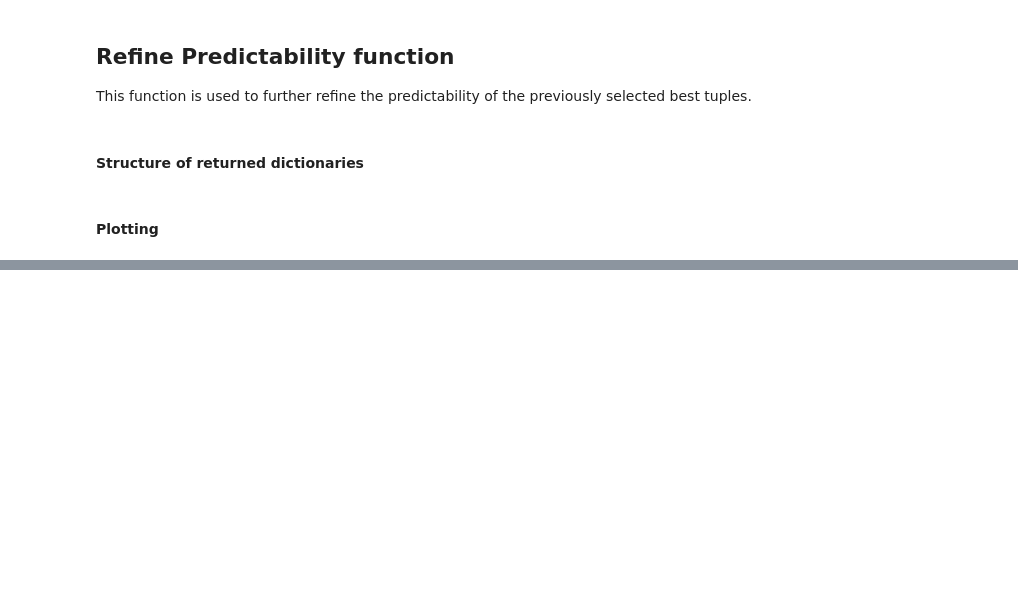
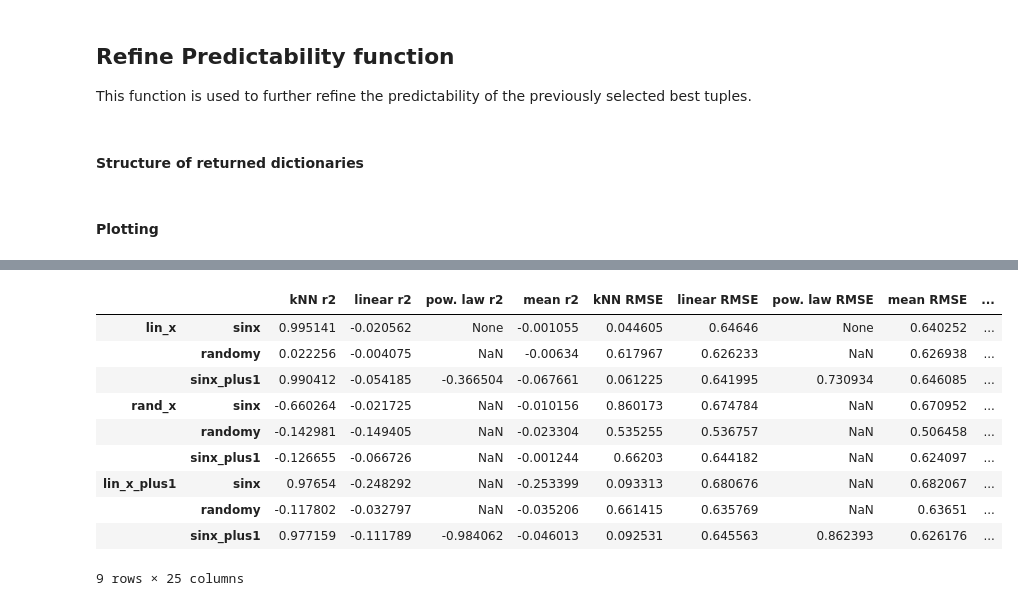
Before and after one commit to limacarvalho/automatedscientificdiscovery, a Jupyter notebook: doc/predictability/basic_example.ipynb, the cells around one changed output, grey strips where cells are left out. Drawn from its saved outputs; the diff is of its cells as text; code cells hidden in the pictures; blank space fills up the shorter version.

Commit message:
[predictability] implementation of last plotting functionality; minor fixes

```diff
--- a/doc/predictability/basic_example.ipynb
+++ b/doc/predictability/basic_example.ipynb
@@ -197,0 +200,10 @@ asd.predictability_plot(refined_datas_dict,
+# %%
+diref_metrics_dict, diref_datas_dict = asd.run_predictability(data=data,
+                                          input_cols=1,
+                                          output_cols=1,
+                                          col_set=None,
+                                          targets=["sinx", "randomy", "sinx_plus1"],
+                                          method="kNN",
+                                          random_state_split=None,
+                                          refined_n_best=1,
+                                          )
@@ -197,0 +230,10 @@ asd.predictability_plot(refined_datas_dict,
+# %%
+diref_metrics_dict, diref_datas_dict = asd.run_predictability(data=data,
+                                          input_cols=1,
+                                          output_cols=1,
+                                          col_set=None,
+                                          targets=["sinx", "randomy", "sinx_plus1"],
+                                          method="kNN",
+                                          random_state_split=None,
+                                          refined_n_best=1,
+                                          )
@@ -197,0 +250,14 @@ asd.predictability_plot(refined_datas_dict,
+# %%
+pd.DataFrame.from_dict(diref_metrics_dict).transpose()
+# %% [output]
+|  |  | kNN r2 | linear r2 | pow. law r2 | mean r2 | kNN RMSE | linear RMSE | pow. law RMSE | mean RMSE | ... |
+| lin_x | sinx | 0.995141 | -0.020562 | None | -0.001055 | 0.044605 | 0.64646 | None | 0.640252 | ... |
+|  | randomy | 0.022256 | -0.004075 | NaN | -0.00634 | 0.617967 | 0.626233 | NaN | 0.626938 | ... |
+|  | sinx_plus1 | 0.990412 | -0.054185 | -0.366504 | -0.067661 | 0.061225 | 0.641995 | 0.730934 | 0.646085 | ... |
+| rand_x | sinx | -0.660264 | -0.021725 | NaN | -0.010156 | 0.860173 | 0.674784 | NaN | 0.670952 | ... |
+|  | randomy | -0.142981 | -0.149405 | NaN | -0.023304 | 0.535255 | 0.536757 | NaN | 0.506458 | ... |
+|  | sinx_plus1 | -0.126655 | -0.066726 | NaN | -0.001244 | 0.66203 | 0.644182 | NaN | 0.624097 | ... |
+| lin_x_plus1 | sinx | 0.97654 | -0.248292 | NaN | -0.253399 | 0.093313 | 0.680676 | NaN | 0.682067 | ... |
+|  | randomy | -0.117802 | -0.032797 | NaN | -0.035206 | 0.661415 | 0.635769 | NaN | 0.63651 | ... |
+|  | sinx_plus1 | 0.977159 | -0.111789 | -0.984062 | -0.046013 | 0.092531 | 0.645563 | 0.862393 | 0.626176 | ... |
+9 rows × 25 columns
```
Also changed, not shown: parts of 9 cells of this notebook, 4 other files.
